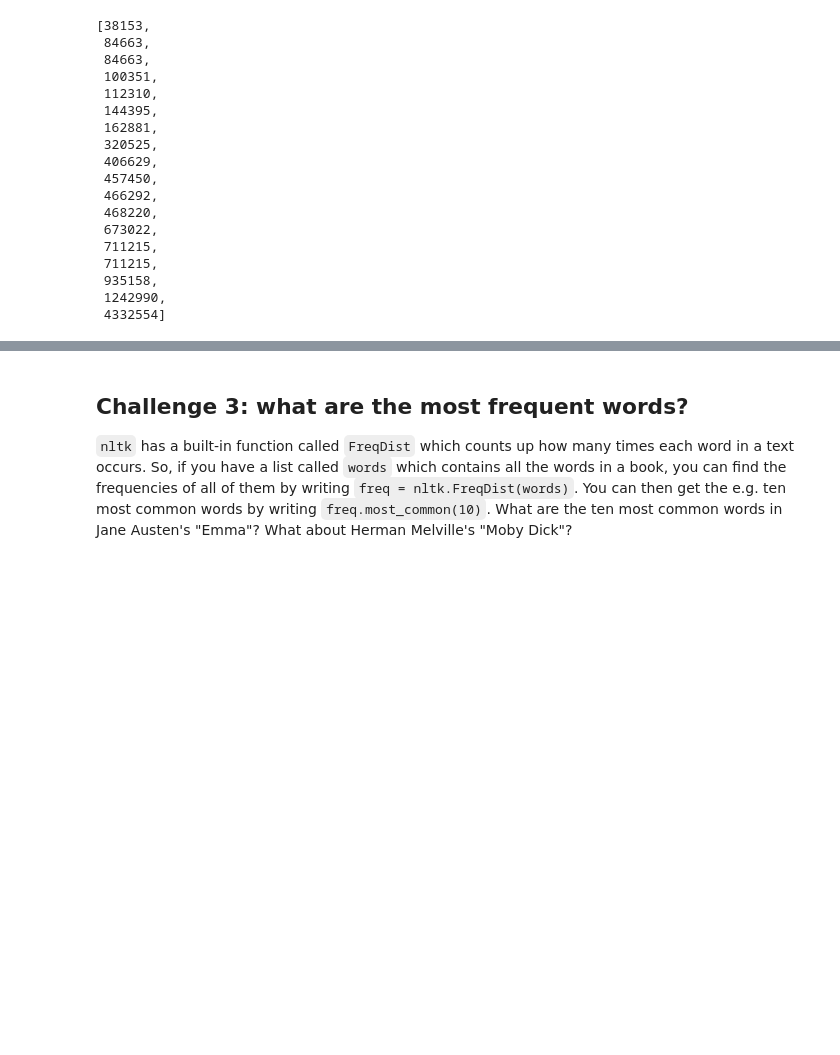
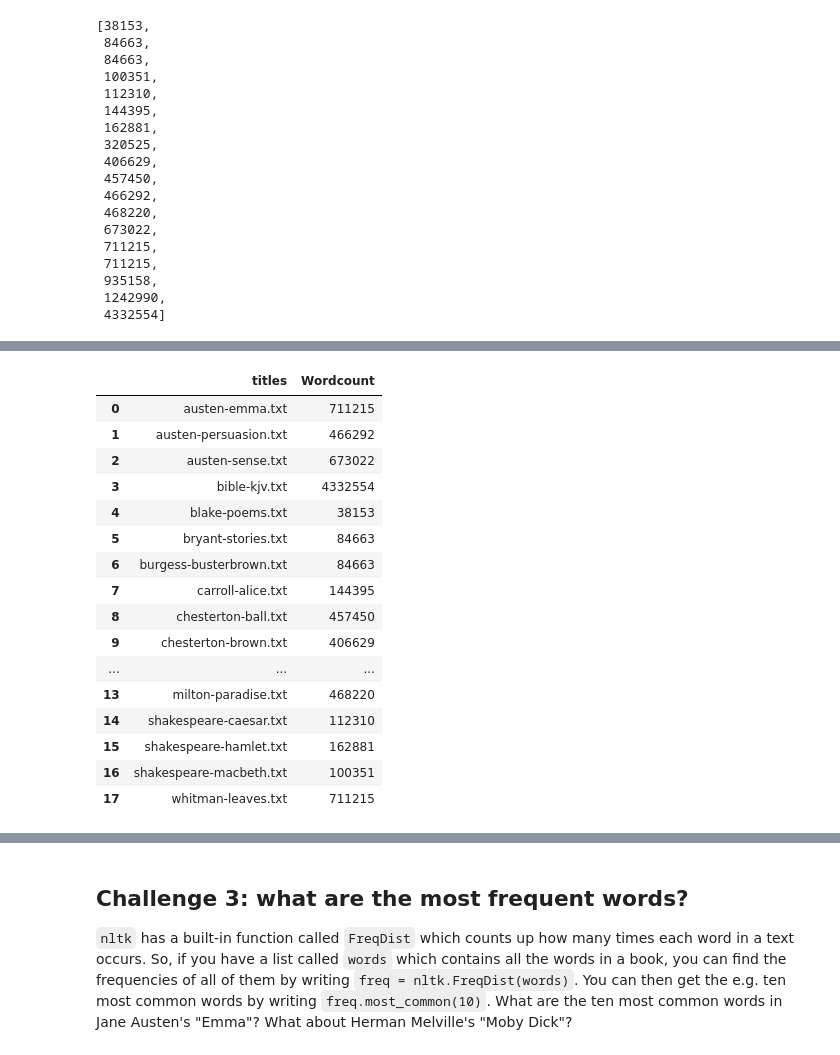
Before and after one commit to Louisefrausing/CulturalDataScience, a Jupyter notebook: concordance(2).ipynb, the cells around one changed output, grey strips where cells are left out. Cells and saved outputs as stored; diff of their text form; code cells hidden in the pictures; blank space fills up the shorter version.

```diff
--- a/concordance(2).ipynb
+++ b/concordance(2).ipynb
@@ -446,0 +447,25 @@ TypeError: 'int' object is not callable
+# %%
+df = pd.DataFrame(
+    {'titles': titles,
+     'Wordcount': Wordcount
+    })
+# %%
+df
+# %% [output]
+|  | titles | Wordcount |
+| 0 | austen-emma.txt | 711215 |
+| 1 | austen-persuasion.txt | 466292 |
+| 2 | austen-sense.txt | 673022 |
+| 3 | bible-kjv.txt | 4332554 |
+| 4 | blake-poems.txt | 38153 |
+| 5 | bryant-stories.txt | 84663 |
+| 6 | burgess-busterbrown.txt | 84663 |
+| 7 | carroll-alice.txt | 144395 |
+| 8 | chesterton-ball.txt | 457450 |
+| 9 | chesterton-brown.txt | 406629 |
+| ... | ... | ... |
+| 13 | milton-paradise.txt | 468220 |
+| 14 | shakespeare-caesar.txt | 112310 |
+| 15 | shakespeare-hamlet.txt | 162881 |
+| 16 | shakespeare-macbeth.txt | 100351 |
+| 17 | whitman-leaves.txt | 711215 |
```
Also changed, not shown: parts of 9 cells of this notebook.
